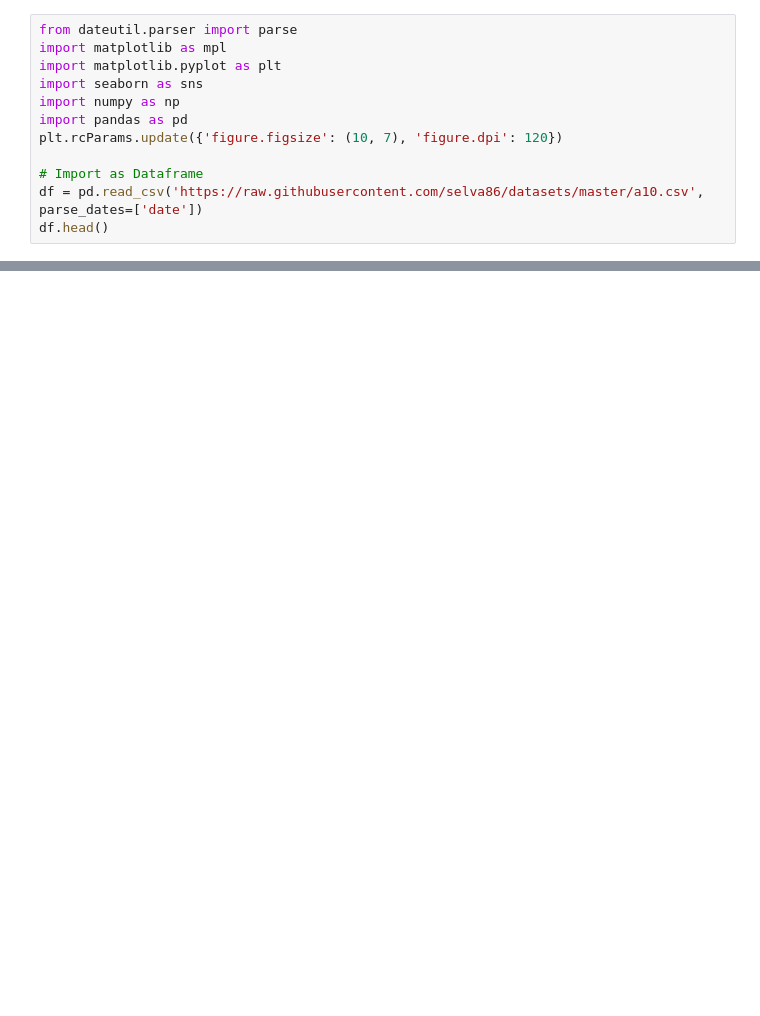
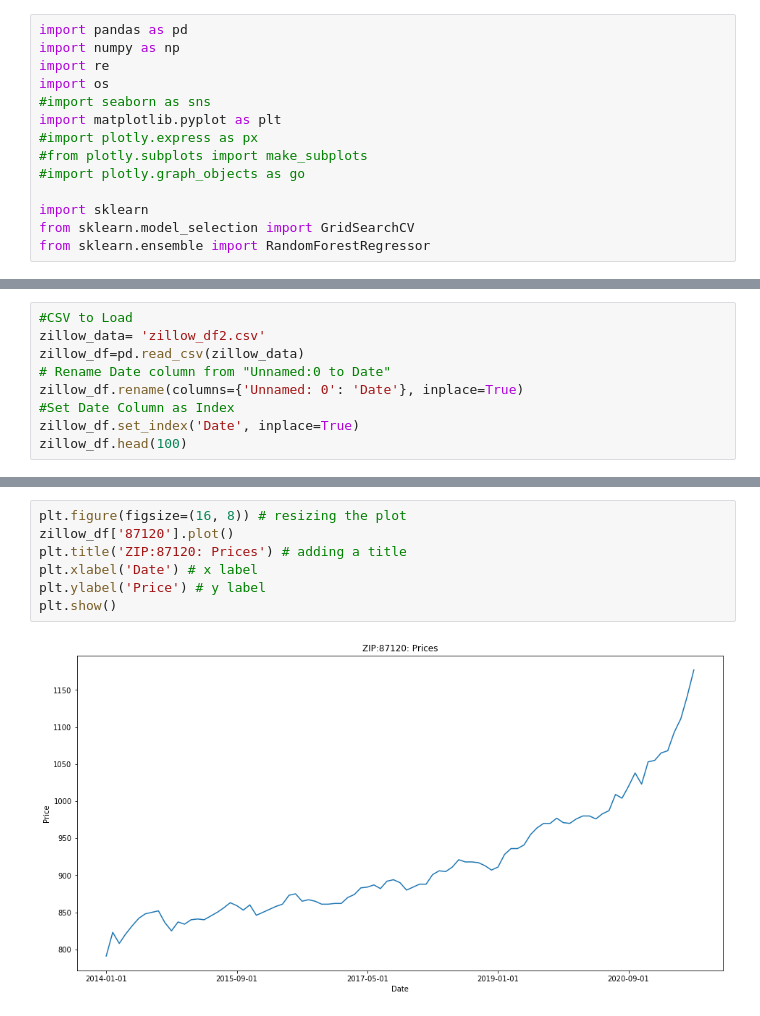
Before and after one commit to RichelynScott/Final-Project-Group-B, a Jupyter notebook: ML_2.ipynb, the cells around one changed output, grey strips where cells are left out. Drawn from its saved outputs; the diff is of its cells as text; blank space fills up the shorter version.

Commit message:
Data Prepared

```diff
--- a/ML_2.ipynb
+++ b/ML_2.ipynb
@@ -1,12 +1,14 @@
 # %%
-from dateutil.parser import parse
-import matplotlib as mpl
+import pandas as pd
+import numpy as np
+import re
+import os
+#import seaborn as sns
 import matplotlib.pyplot as plt
-import seaborn as sns
-import numpy as np
-import pandas as pd
-plt.rcParams.update({'figure.figsize': (10, 7), 'figure.dpi': 120})
+#import plotly.express as px
+#from plotly.subplots import make_subplots
+#import plotly.graph_objects as go
 
-# Import as Dataframe
-df = pd.read_csv('https://raw.githubusercontent.com/selva86/datasets/master/a10.csv', parse_dates=['date'])
-df.head()
+import sklearn
+from sklearn.model_selection import GridSearchCV
+from sklearn.ensemble import RandomForestRegressor
@@ -19,0 +31,9 @@ df.head()
+# %%
+#CSV to Load
+zillow_data= 'zillow_df2.csv'
+zillow_df=pd.read_csv(zillow_data)
+# Rename Date column from "Unnamed:0 to Date"
+zillow_df.rename(columns={'Unnamed: 0': 'Date'}, inplace=True)
+#Set Date Column as Index
+zillow_df.set_index('Date', inplace=True)
+zillow_df.head(100)
@@ -19,0 +55,9 @@ df.head()
+# %%
+plt.figure(figsize=(16, 8)) # resizing the plot
+zillow_df['87120'].plot()
+plt.title('ZIP:87120: Prices') # adding a title
+plt.xlabel('Date') # x label
+plt.ylabel('Price') # y label
+plt.show()
+# %% [output]
+[figure, added]
```
Also changed, not shown: parts of 8 cells of this notebook, 1 other file.
